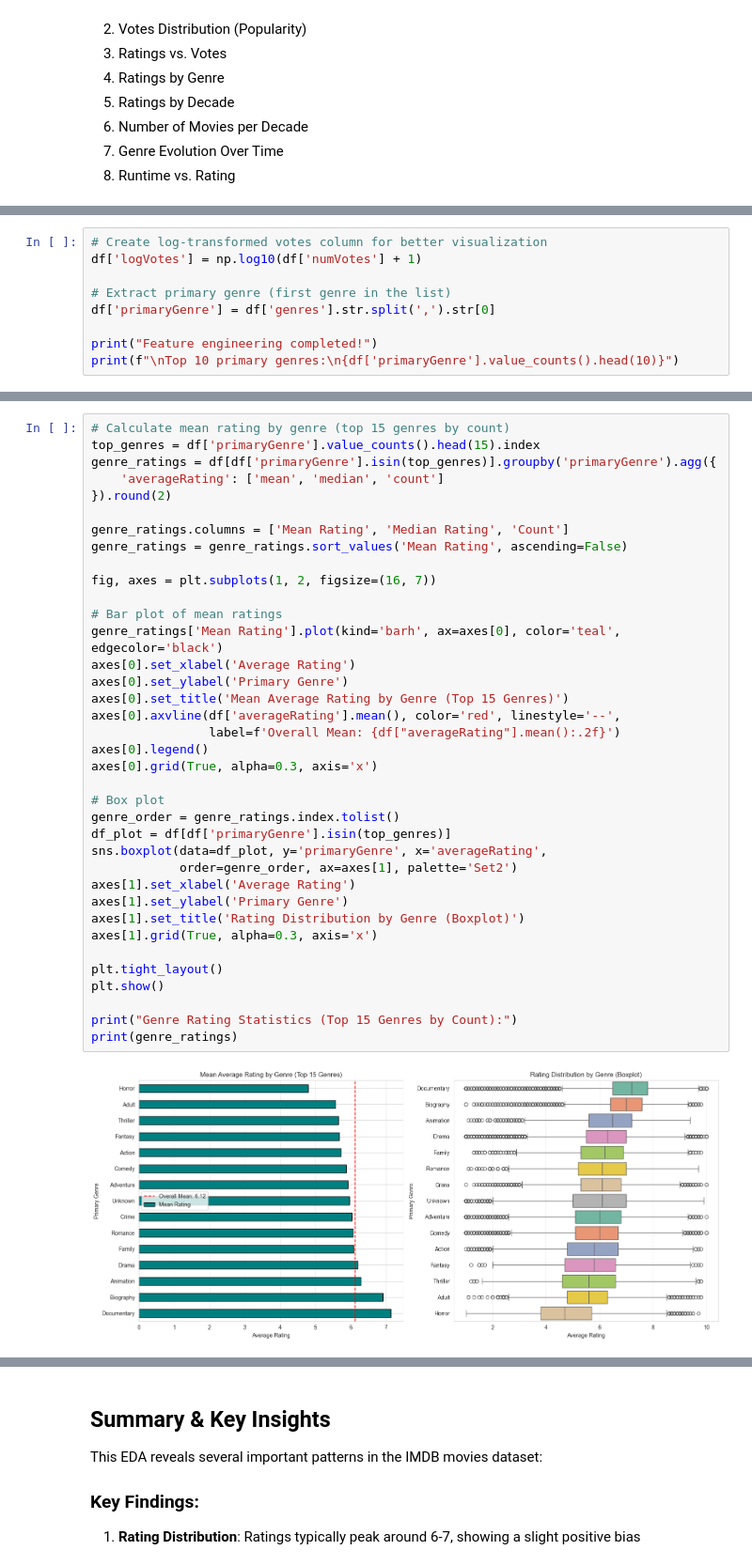
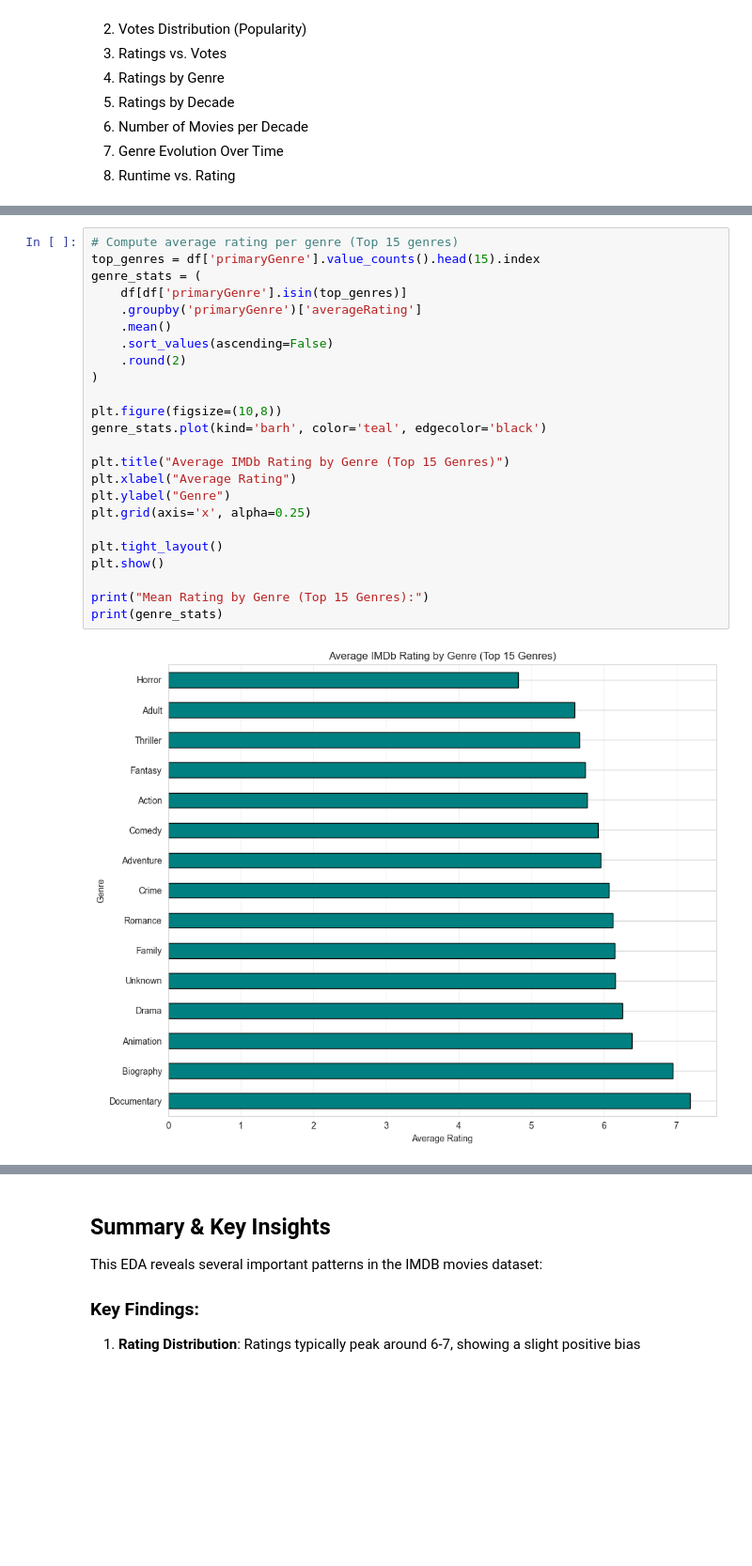
Before and after one commit to vermavaishnav70/DM-IMDB, a Jupyter notebook: notebooks/eda.ipynb, the cells around one changed output, grey strips where cells are left out. Shown: that part at 94% size. Saved outputs shown, nothing was run; the diff lists cells and outputs as text; blank space fills up the shorter version.

```diff
--- a/notebooks/eda.ipynb
+++ b/notebooks/eda.ipynb
@@ -80,9 +51,0 @@ max         9.293599
-# %%
-# Create log-transformed votes column for better visualization
-df['logVotes'] = np.log10(df['numVotes'] + 1)
-
-# Extract primary genre (first genre in the list)
-df['primaryGenre'] = df['genres'].str.split(',').str[0]
-
-print("Feature engineering completed!")
-print(f"\nTop 10 primary genres:\n{df['primaryGenre'].value_counts().head(10)}")
@@ -242,41 +112,28 @@ Correlation between votes and rating: 0.068
 **Purpose**: Identifies audience preferences
 **Insight**: Reveals which genres consistently perform better
 # %%
-# Calculate mean rating by genre (top 15 genres by count)
+# Compute average rating per genre (Top 15 genres)
 top_genres = df['primaryGenre'].value_counts().head(15).index
-genre_ratings = df[df['primaryGenre'].isin(top_genres)].groupby('primaryGenre').agg({
-    'averageRating': ['mean', 'median', 'count']
-}).round(2)
+genre_stats = (
+    df[df['primaryGenre'].isin(top_genres)]
+    .groupby('primaryGenre')['averageRating']
+    .mean()
+    .sort_values(ascending=False)
+    .round(2)
+)
 
-genre_ratings.columns = ['Mean Rating', 'Median Rating', 'Count']
-genre_ratings = genre_ratings.sort_values('Mean Rating', ascending=False)
+plt.figure(figsize=(10,8))
+genre_stats.plot(kind='barh', color='teal', edgecolor='black')
 
-fig, axes = plt.subplots(1, 2, figsize=(16, 7))
-
-# Bar plot of mean ratings
-genre_ratings['Mean Rating'].plot(kind='barh', ax=axes[0], color='teal', edgecolor='black')
-axes[0].set_xlabel('Average Rating')
-axes[0].set_ylabel('Primary Genre')
-axes[0].set_title('Mean Average Rating by Genre (Top 15 Genres)')
-axes[0].axvline(df['averageRating'].mean(), color='red', linestyle='--',
-                label=f'Overall Mean: {df["averageRating"].mean():.2f}')
-axes[0].legend()
-axes[0].grid(True, alpha=0.3, axis='x')
-
-# Box plot
-genre_order = genre_ratings.index.tolist()
-df_plot = df[df['primaryGenre'].isin(top_genres)]
-sns.boxplot(data=df_plot, y='primaryGenre', x='averageRating',
-            order=genre_order, ax=axes[1], palette='Set2')
-axes[1].set_xlabel('Average Rating')
-axes[1].set_ylabel('Primary Genre')
-axes[1].set_title('Rating Distribution by Genre (Boxplot)')
-axes[1].grid(True, alpha=0.3, axis='x')
+plt.title("Average IMDb Rating by Genre (Top 15 Genres)")
+plt.xlabel("Average Rating")
+plt.ylabel("Genre")
+plt.grid(axis='x', alpha=0.25)
 
 plt.tight_layout()
 plt.show()
 
-print("Genre Rating Statistics (Top 15 Genres by Count):")
-print(genre_ratings)
+print("Mean Rating by Genre (Top 15 Genres):")
+print(genre_stats)
 # %% [output]
-[figure, old version]
+[figure, new version]
```
Also changed, not shown: parts of 21 cells of this notebook, 2 other files.
